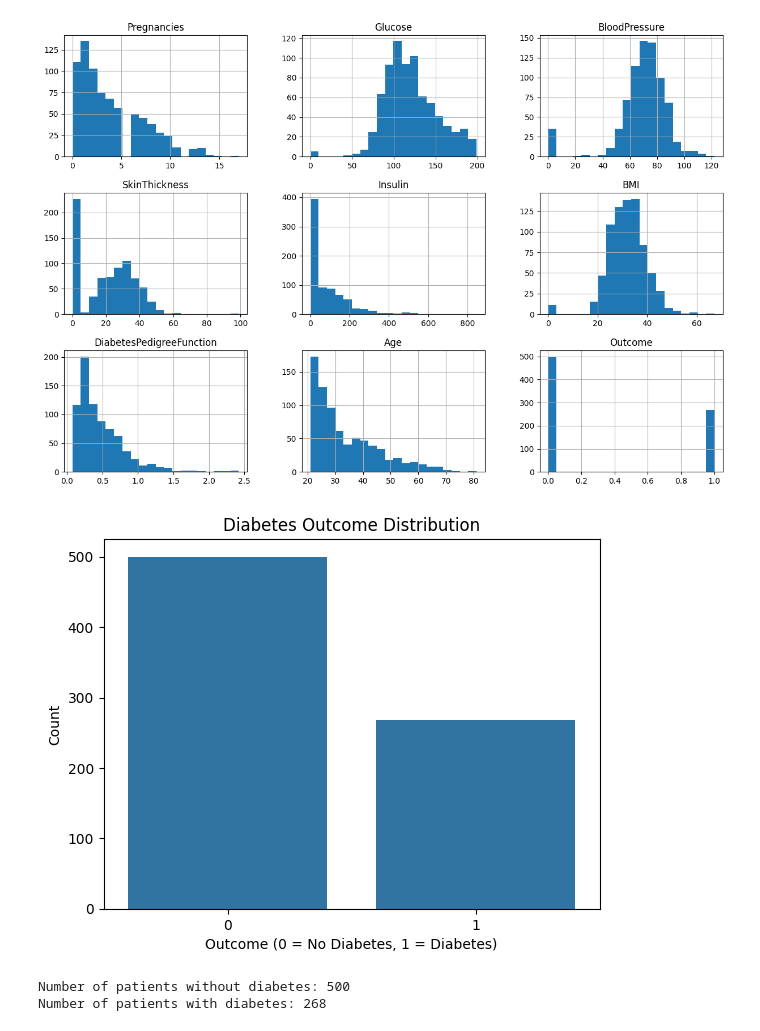
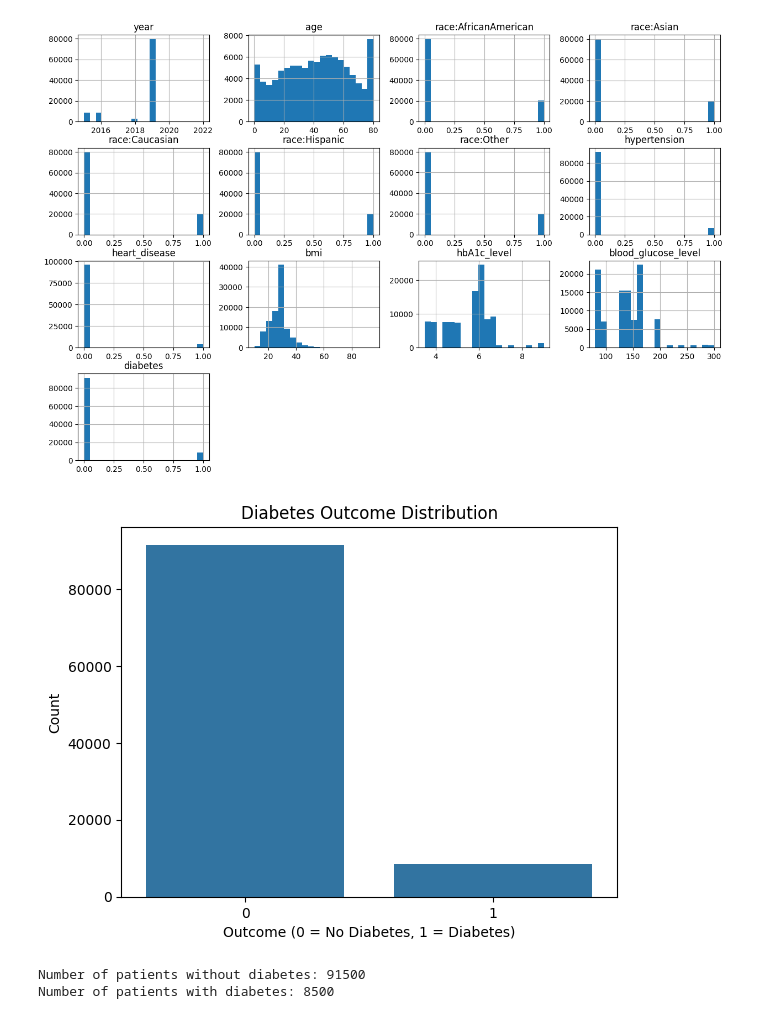
Before and after one commit to pawan0110/MedPredict, a Jupyter notebook: notebooks/eda/Diabetes_EDA.ipynb, the cells around one changed output. Cells and saved outputs as stored; diff of their text form; code cells hidden in the pictures.

```diff
--- a/notebooks/eda/Diabetes_EDA.ipynb
+++ b/notebooks/eda/Diabetes_EDA.ipynb
@@ -8,6 +8,6 @@ import seaborn as sns
 
 %matplotlib inline
 # %%
-df = pd.read_csv("../../datasets/diabetes.csv")
+df = pd.read_csv("../../datasets/diabetes_dataset.csv")
 df.head()
 # %% [output]
@@ -96,21 +113,21 @@ dtype: int64
 df.hist(figsize=(15,10), bins=20)
 plt.show()
 # %% [output]
-[figure, old version]
+[figure, new version]
 # %%
-sns.countplot(data=df, x='Outcome')
+sns.countplot(data=df, x='diabetes')
 plt.title("Diabetes Outcome Distribution")
 plt.xlabel("Outcome (0 = No Diabetes, 1 = Diabetes)")
 plt.ylabel("Count")
 plt.show()
 
-no_diabetes = df['Outcome'].value_counts()[0]
-diabetes = df['Outcome'].value_counts()[1]
+no_diabetes = df['diabetes'].value_counts()[0]
+diabetes = df['diabetes'].value_counts()[1]
 
 print(f'Number of patients without diabetes: {no_diabetes}')
 print(f'Number of patients with diabetes: {diabetes}')
 # %% [output]
-[figure, old version]
+[figure, new version]
-Number of patients without diabetes: 500
-Number of patients with diabetes: 268
+Number of patients without diabetes: 91500
+Number of patients with diabetes: 8500
 # %%
```
Also changed, not shown: parts of 13 cells of this notebook, 17 other files.
